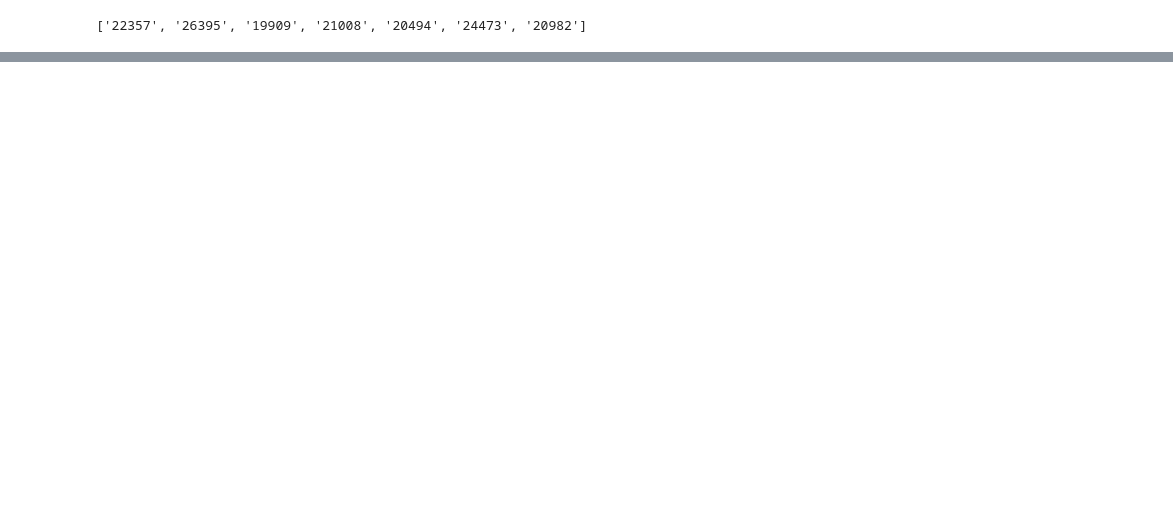
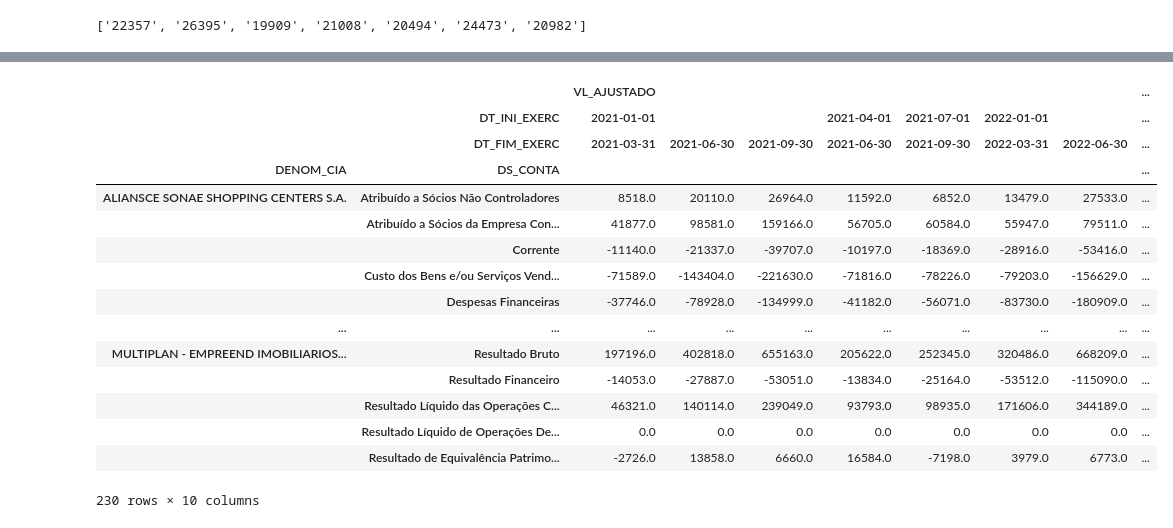
Before and after one commit to marcosilvaa/dados_estudos, a Jupyter notebook: Análise_Fundamentalista.ipynb, the cells around one changed output, grey strips where cells are left out. Saved outputs shown, nothing was run; the diff lists cells and outputs as text; code cells hidden in the pictures; blank space fills up the shorter version.

```diff
--- a/Análise_Fundamentalista.ipynb
+++ b/Análise_Fundamentalista.ipynb
@@ -369,0 +479,5 @@ O tempo de execução desse programa foi de 128.85814690589905 segundos ---
+# %%
+# compilando arquivos
+''' Para cada arquivo na lista, selecione aqueles que contem x como último caractere '''
+arquivo_xls = [f for f in arquivos if f[-1] == 'x']
+arquivo_xls
@@ -369,0 +492,8 @@ O tempo de execução desse programa foi de 128.85814690589905 segundos ---
+# %%
+# criando dataframe
+dre = pd.DataFrame()
+# %%
+# Juntando todos arquivos xlsx em uma grande tabela DRE
+for f in arquivo_xls:
+  drexls = pd.read_excel(f, sheet_name='DRE')
+  dre = dre.append(drexls)
@@ -369,0 +568,22 @@ O tempo de execução desse programa foi de 128.85814690589905 segundos ---
+# %%
+# Organizando a tabela em tabela dinâmica, sendo as datas os labels da coluna
+dre = pd.pivot_table(dre, index=['DENOM_CIA','DS_CONTA'], columns=['DT_INI_EXERC','DT_FIM_EXERC'], values=['VL_AJUSTADO'])
+# %%
+dre
+# %% [output]
+|  |  | VL_AJUSTADO |  |  |  |  |  |  | ... |
+|  | DT_INI_EXERC | 2021-01-01 |  |  | 2021-04-01 | 2021-07-01 | 2022-01-01 |  | ... |
+|  | DT_FIM_EXERC | 2021-03-31 | 2021-06-30 | 2021-09-30 | 2021-06-30 | 2021-09-30 | 2022-03-31 | 2022-06-30 | ... |
+| DENOM_CIA | DS_CONTA |  |  |  |  |  |  |  | ... |
+| ALIANSCE SONAE SHOPPING CENTERS S.A. | Atribuído a Sócios Não Controladores | 8518.0 | 20110.0 | 26964.0 | 11592.0 | 6852.0 | 13479.0 | 27533.0 | ... |
+|  | Atribuído a Sócios da Empresa Con... | 41877.0 | 98581.0 | 159166.0 | 56705.0 | 60584.0 | 55947.0 | 79511.0 | ... |
+|  | Corrente | -11140.0 | -21337.0 | -39707.0 | -10197.0 | -18369.0 | -28916.0 | -53416.0 | ... |
+|  | Custo dos Bens e/ou Serviços Vend... | -71589.0 | -143404.0 | -221630.0 | -71816.0 | -78226.0 | -79203.0 | -156629.0 | ... |
+|  | Despesas Financeiras | -37746.0 | -78928.0 | -134999.0 | -41182.0 | -56071.0 | -83730.0 | -180909.0 | ... |
+| ... | ... | ... | ... | ... | ... | ... | ... | ... | ... |
+| MULTIPLAN - EMPREEND IMOBILIARIOS... | Resultado Bruto | 197196.0 | 402818.0 | 655163.0 | 205622.0 | 252345.0 | 320486.0 | 668209.0 | ... |
+|  | Resultado Financeiro | -14053.0 | -27887.0 | -53051.0 | -13834.0 | -25164.0 | -53512.0 | -115090.0 | ... |
+|  | Resultado Líquido das Operações C... | 46321.0 | 140114.0 | 239049.0 | 93793.0 | 98935.0 | 171606.0 | 344189.0 | ... |
+|  | Resultado Líquido de Operações De... | 0.0 | 0.0 | 0.0 | 0.0 | 0.0 | 0.0 | 0.0 | ... |
+|  | Resultado de Equivalência Patrimo... | -2726.0 | 13858.0 | 6660.0 | 16584.0 | -7198.0 | 3979.0 | 6773.0 | ... |
+230 rows × 10 columns
```
Also changed, not shown: parts of 51 cells of this notebook.
